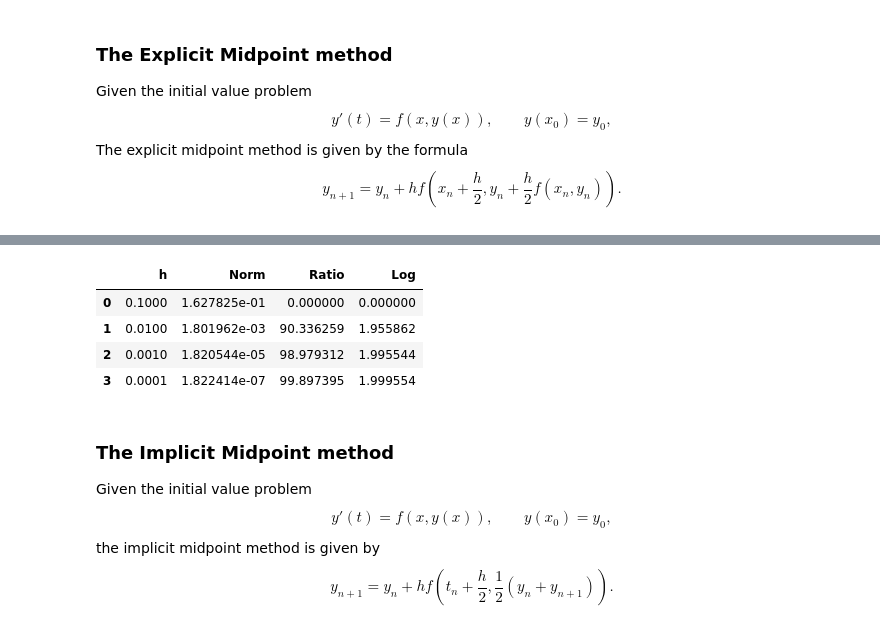
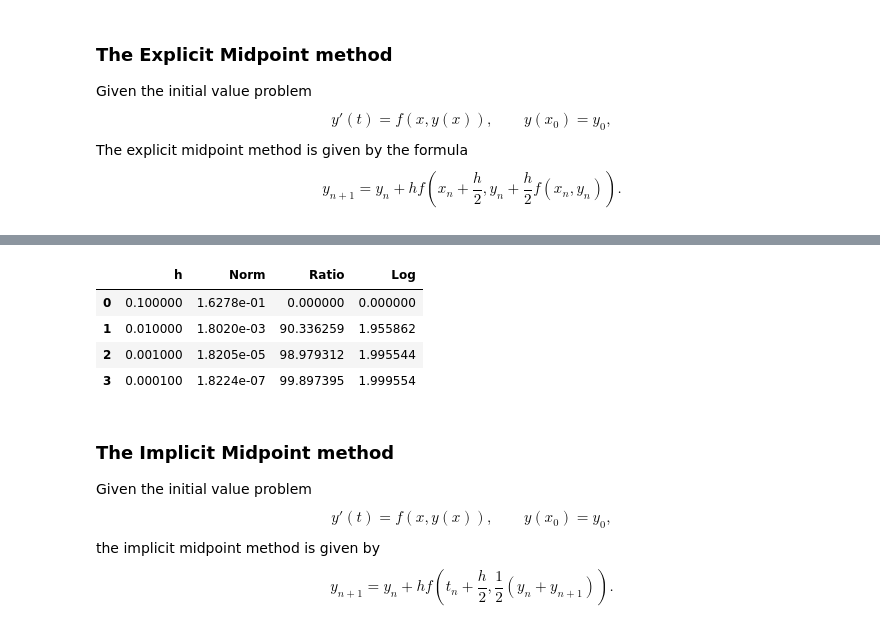
Before and after one commit to HatefDastour/Notes, a Jupyter notebook: Numerical_Analysis/Numerical_Solution_of_ODEs.ipynb, the cells around one changed output, grey strips where cells are left out. Saved outputs shown, nothing was run; the diff lists cells and outputs as text; code cells hidden in the pictures.

```diff
--- a/Numerical_Analysis/Numerical_Solution_of_ODEs.ipynb
+++ b/Numerical_Analysis/Numerical_Solution_of_ODEs.ipynb
@@ -239,29 +257,29 @@ Figs(x, y, Yexact)
 # %%
 it=4
 Norm=np.zeros(it, dtype=float)
 h=np.zeros(it, dtype=float)
 Ratio=np.zeros(it, dtype=float)
 LOG=np.zeros(it, dtype=float)
 
 for i in range(it):
     h[i]=0.1/(10**i)
 for i in range(it):
     x,y =Midpoint_method(f, y_init, x_range, h[i])
     Yexact=y_exact(x)
     Norm[i]=LA.norm(y-Yexact, np.inf)
     if (i>0):
         Ratio[i]=Norm[i-1]/Norm[i]
         LOG[i]=math.log(Ratio[i],10)
 
 
 data = pd.DataFrame({'h': h, 'Norm': Norm, 'Ratio': Ratio, 'Log': LOG})
-data
+display(data.style.format({'Norm': "{:.4e}"}))
 # %% [output]
 |  | h | Norm | Ratio | Log |
-| 0 | 0.1000 | 1.627825e-01 | 0.000000 | 0.000000 |
-| 1 | 0.0100 | 1.801962e-03 | 90.336259 | 1.955862 |
-| 2 | 0.0010 | 1.820544e-05 | 98.979312 | 1.995544 |
-| 3 | 0.0001 | 1.822414e-07 | 99.897395 | 1.999554 |
+| 0 | 0.100000 | 1.6278e-01 | 0.000000 | 0.000000 |
+| 1 | 0.010000 | 1.8020e-03 | 90.336259 | 1.955862 |
+| 2 | 0.001000 | 1.8205e-05 | 98.979312 | 1.995544 |
+| 3 | 0.000100 | 1.8224e-07 | 99.897395 | 1.999554 |
 # %% [markdown]
 ### The Implicit Midpoint method
 
```
Also changed, not shown: parts of 24 cells of this notebook, 3 other files.
